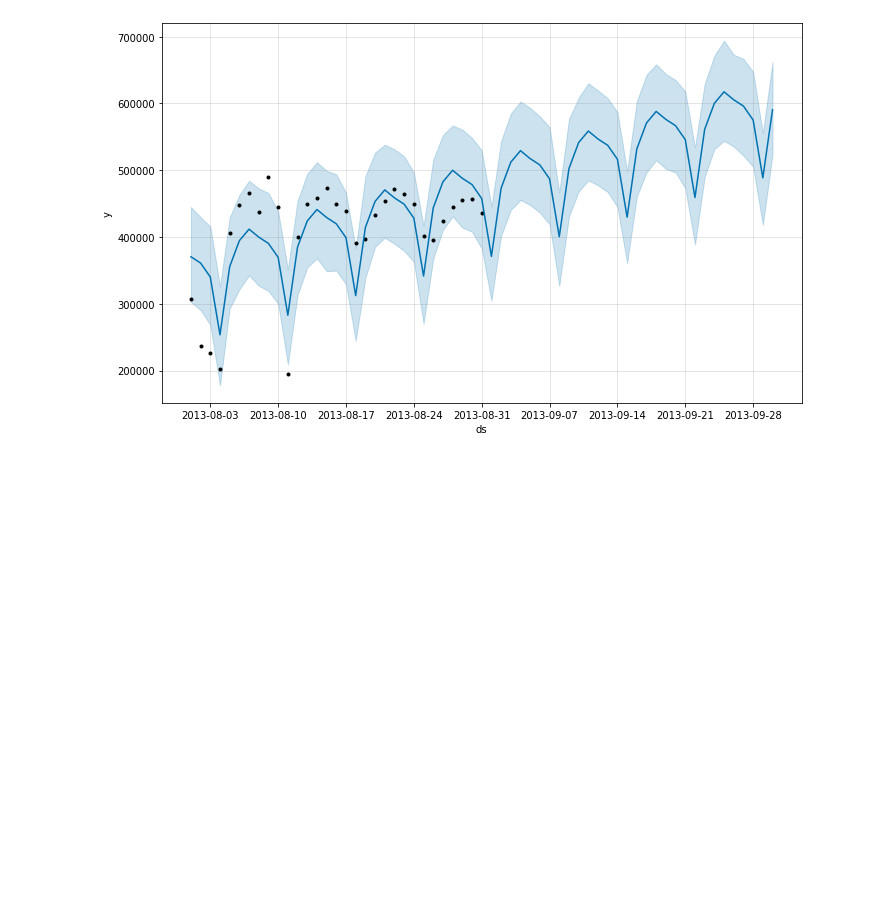
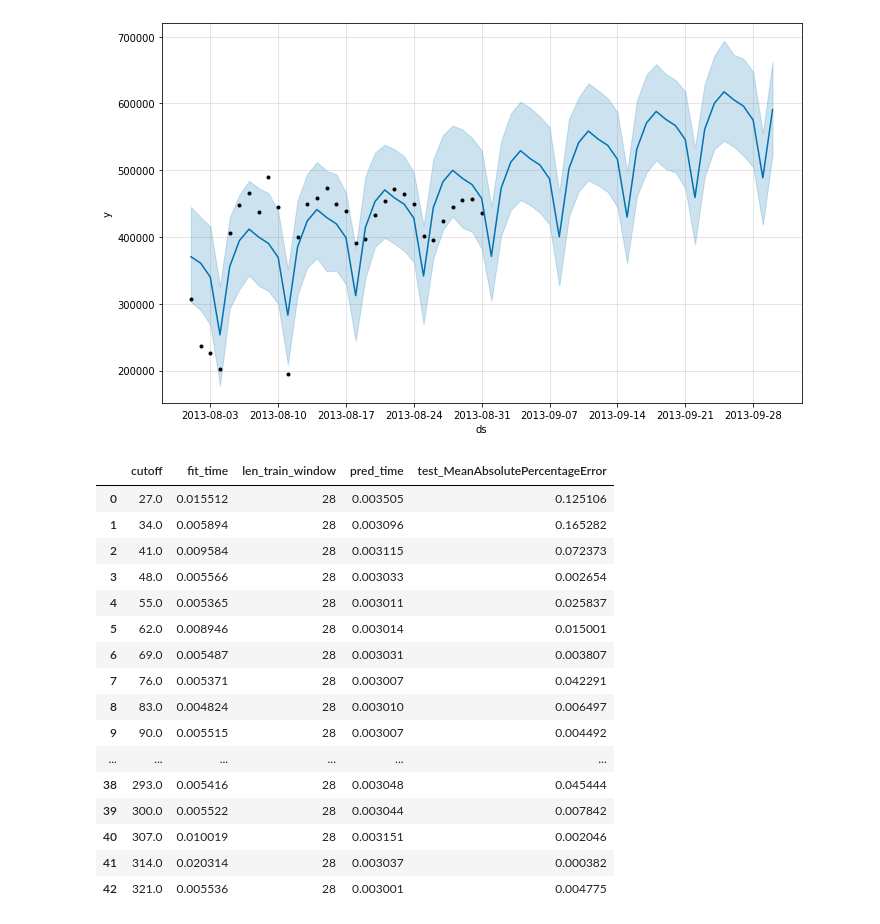
Before and after one commit to Data-drone/spark_data_eng_template, a Jupyter notebook: dev_notebooks/TimeSeries Forecast.ipynb, the cells around one changed output. Drawn from its saved outputs; the diff is of its cells as text; code cells hidden in the pictures; blank space fills up the shorter version.

Commit message:
added sktime still need to add that to mlflow logging

```diff
--- a/dev_notebooks/TimeSeries Forecast.ipynb
+++ b/dev_notebooks/TimeSeries Forecast.ipynb
@@ -189,7 +187,7 @@ conda_env = {
     "name": "prophetenv"
 }
 
-with mlflow.start_run():
+with mlflow.start_run(experiment_id=15):
     m = prophet.Prophet(daily_seasonality=True)
     m.fit(daily_rides_cut)
 
@@ -198,6 +196,8 @@ with mlflow.start_run():
 
     mlflow.log_param("rolling_window", rolling_window)
     mlflow.log_metric("rmse", df_p.loc[0, "rmse"])
+    mlflow.log_metric("mae", df_p.loc[0, "mae"])
+    mlflow.log_metric("mape", df_p.loc[0, "mape"])
 
     print("  CV: {}".format(df_cv.head()))
     print("  Perf: {}".format(df_p.head()))
@@ -248,0 +243,27 @@ fig1 = m.plot(forecast)
+# %%
+from sktime.forecasting.all import *
+from sktime.forecasting.model_evaluation import evaluate
+
+forecaster = ARIMA()
+cv = SlidingWindowSplitter(step_length=7, window_length=28, fh=7)
+out = evaluate(forecaster, cv, daily_rides_cut['y'])
+# %%
+out
+# %% [output]
+|  | cutoff | fit_time | len_train_window | pred_time | test_MeanAbsolutePercentageError |
+| 0 | 27.0 | 0.015512 | 28 | 0.003505 | 0.125106 |
+| 1 | 34.0 | 0.005894 | 28 | 0.003096 | 0.165282 |
+| 2 | 41.0 | 0.009584 | 28 | 0.003115 | 0.072373 |
+| 3 | 48.0 | 0.005566 | 28 | 0.003033 | 0.002654 |
+| 4 | 55.0 | 0.005365 | 28 | 0.003011 | 0.025837 |
+| 5 | 62.0 | 0.008946 | 28 | 0.003014 | 0.015001 |
+| 6 | 69.0 | 0.005487 | 28 | 0.003031 | 0.003807 |
+| 7 | 76.0 | 0.005371 | 28 | 0.003007 | 0.042291 |
+| 8 | 83.0 | 0.004824 | 28 | 0.003010 | 0.006497 |
+| 9 | 90.0 | 0.005515 | 28 | 0.003007 | 0.004492 |
+| ... | ... | ... | ... | ... | ... |
+| 38 | 293.0 | 0.005416 | 28 | 0.003048 | 0.045444 |
+| 39 | 300.0 | 0.005522 | 28 | 0.003044 | 0.007842 |
+| 40 | 307.0 | 0.010019 | 28 | 0.003151 | 0.002046 |
+| 41 | 314.0 | 0.020314 | 28 | 0.003037 | 0.000382 |
+| 42 | 321.0 | 0.005536 | 28 | 0.003001 | 0.004775 |
```
Also changed, not shown: parts of 8 cells of this notebook.
